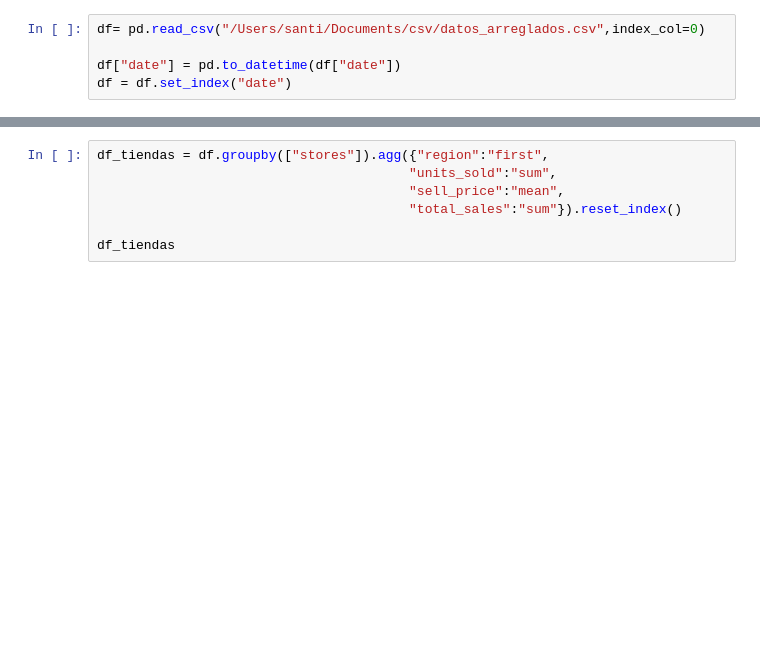
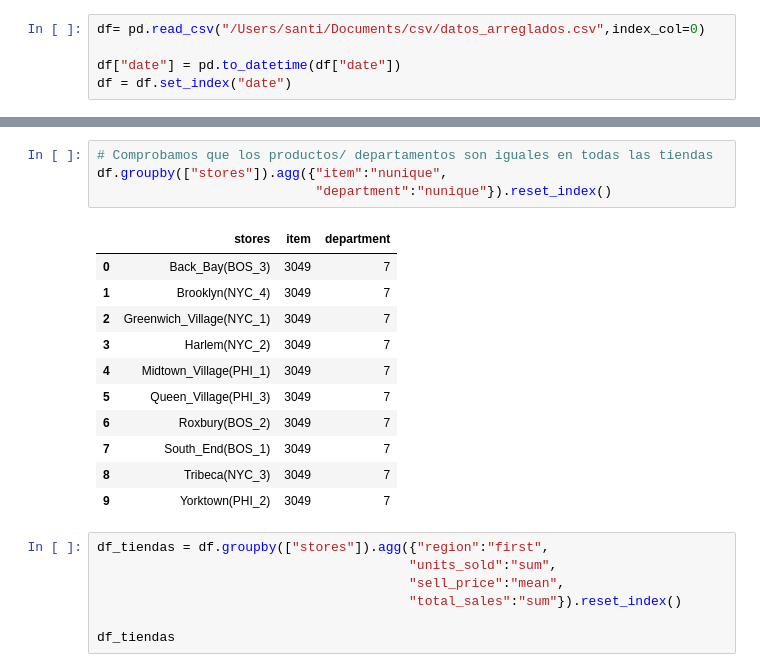
Before and after one commit to alitermat/capstone_retail_TFM, a Jupyter notebook: notebooks/Clustering-tienda.ipynb, the cells around one changed output, grey strips where cells are left out. Drawn from its saved outputs; the diff is of its cells as text; blank space fills up the shorter version.

```diff
--- a/notebooks/Clustering-tienda.ipynb
+++ b/notebooks/Clustering-tienda.ipynb
@@ -31,6 +31,22 @@ df.head()
 | 2013-07-22 | ACCESORIES_1_001 | ACCESORIES | ACCESORIES_1 | South_End(BOS_1) | Boston | 29 | 2013 | 0 | 4 | ... |
 | 2013-07-29 | ACCESORIES_1_001 | ACCESORIES | ACCESORIES_1 | South_End(BOS_1) | Boston | 30 | 2013 | 0 | 6 | ... |
 | 2013-08-05 | ACCESORIES_1_001 | ACCESORIES | ACCESORIES_1 | South_End(BOS_1) | Boston | 31 | 2013 | 0 | 0 | ... |
+# %%
+# Comprobamos que los productos/ departamentos son iguales en todas las tiendas
+df.groupby(["stores"]).agg({"item":"nunique",
+                            "department":"nunique"}).reset_index()
+# %% [output]
+|  | stores | item | department |
+| 0 | Back_Bay(BOS_3) | 3049 | 7 |
+| 1 | Brooklyn(NYC_4) | 3049 | 7 |
+| 2 | Greenwich_Village(NYC_1) | 3049 | 7 |
+| 3 | Harlem(NYC_2) | 3049 | 7 |
+| 4 | Midtown_Village(PHI_1) | 3049 | 7 |
+| 5 | Queen_Village(PHI_3) | 3049 | 7 |
+| 6 | Roxbury(BOS_2) | 3049 | 7 |
+| 7 | South_End(BOS_1) | 3049 | 7 |
+| 8 | Tribeca(NYC_3) | 3049 | 7 |
+| 9 | Yorktown(PHI_2) | 3049 | 7 |
 # %%
 df_tiendas = df.groupby(["stores"]).agg({"region":"first",
                                         "units_sold":"sum",
```
